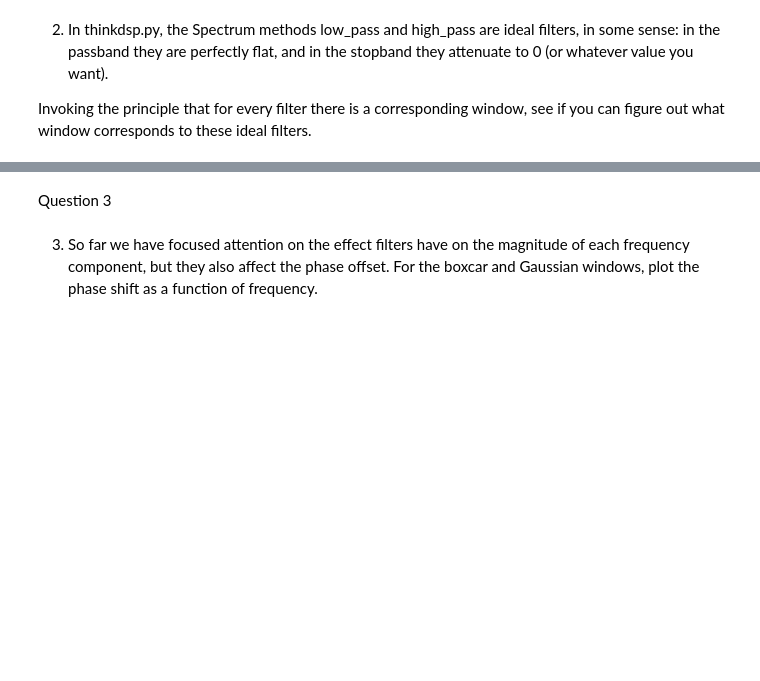
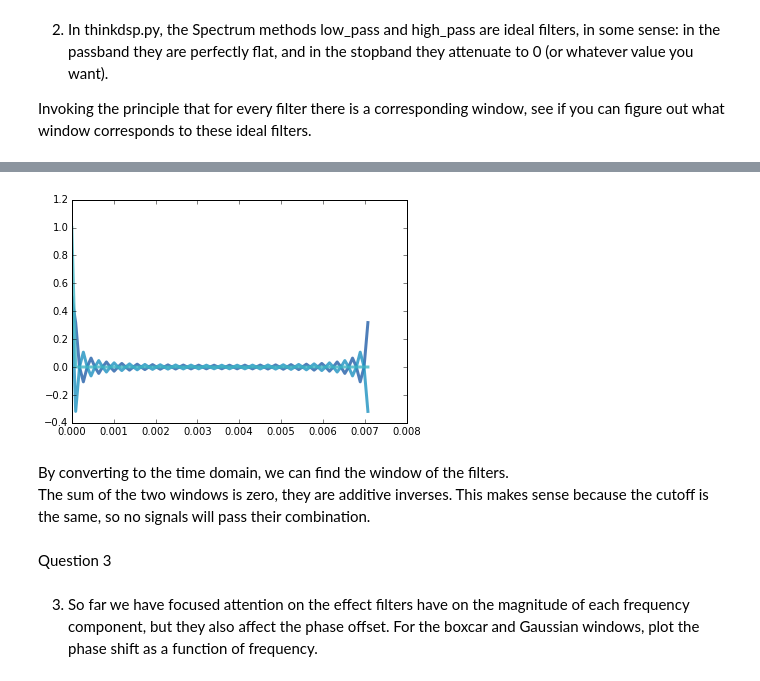
Before and after one commit to sabumjung/ThinkDSP, a Jupyter notebook: code/ps05.ipynb, the cells around one changed output, grey strips where cells are left out. Saved outputs shown, nothing was run; the diff lists cells and outputs as text; code cells hidden in the pictures; blank space fills up the shorter version.

```diff
--- a/code/ps05.ipynb
+++ b/code/ps05.ipynb
@@ -78,3 +76,12 @@ highpass_window.plot()
+# %%
+lowpass_window.plot()
+highpass_window.plot()
+(lowpass_window + highpass_window).plot()
+# %% [output]
+[figure, added]
+# %% [markdown]
+By converting to the time domain, we can find the window of the filters.
+The sum of the two windows is zero, they are additive inverses.  This makes sense because the cutoff is the same, so no signals will pass their combination.
 # %% [markdown]
 Question 3
 # %% [markdown]
```
Also changed, not shown: parts of 20 cells of this notebook.
